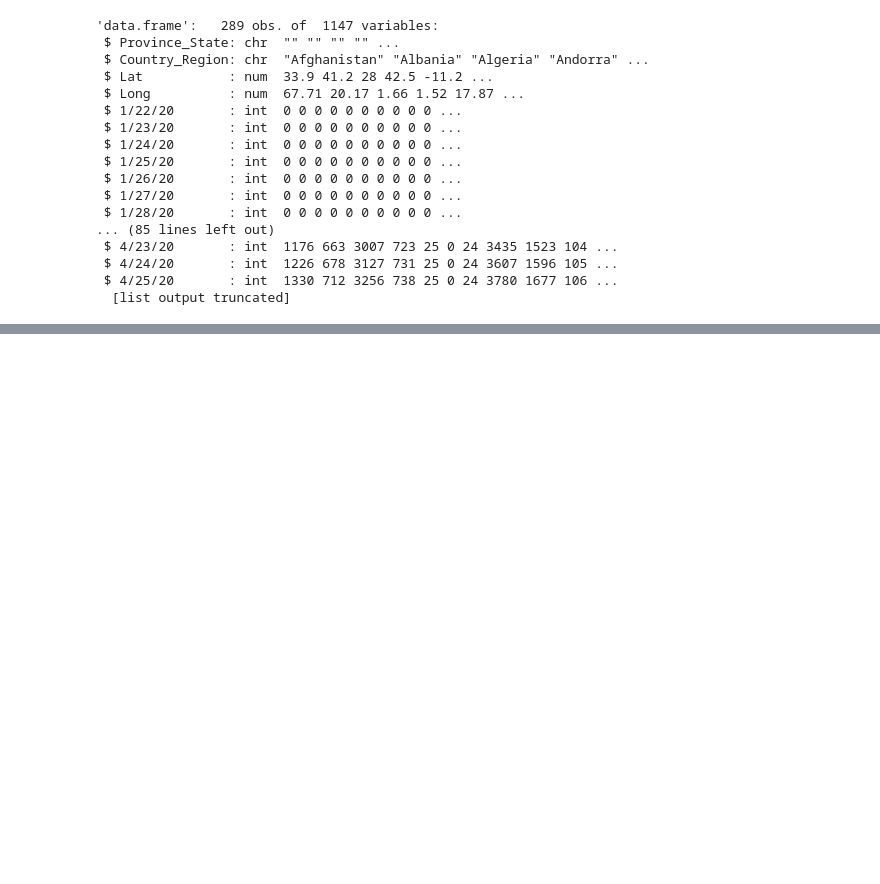
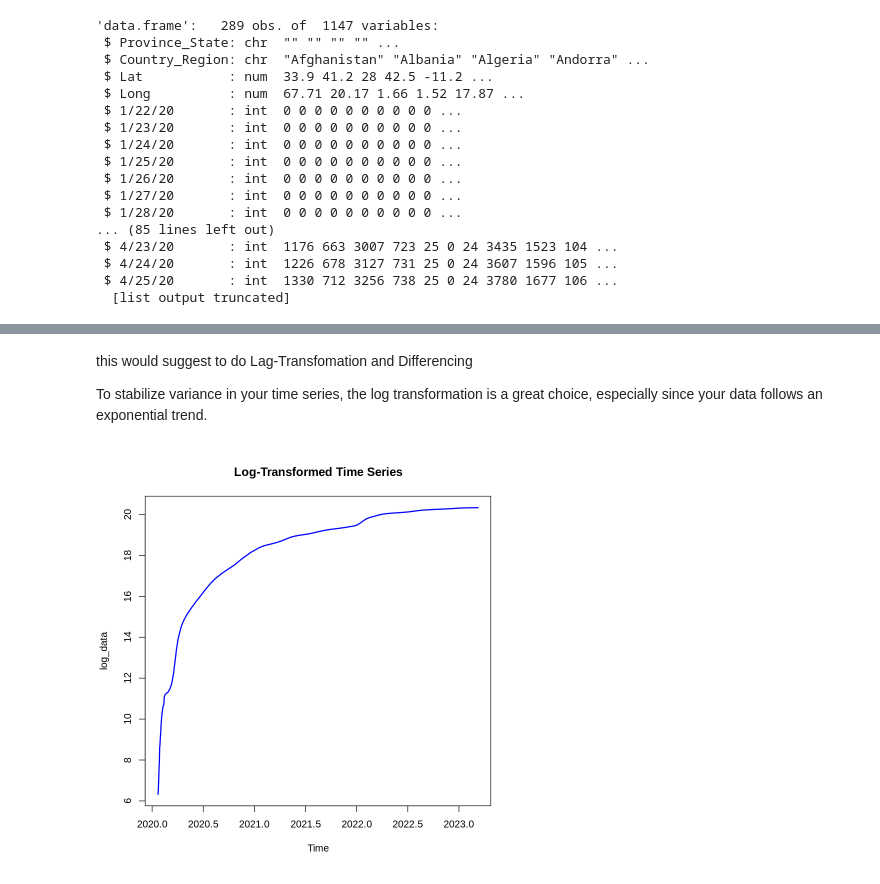
Before and after one commit to BadriAmouri/covid19-time-series-forecasting, a Jupyter notebook: Individual_Project_Time_Series_Badri_Amouri.ipynb, the cells around one changed output, grey strips where cells are left out. Saved outputs shown, nothing was run; the diff lists cells and outputs as text; code cells hidden in the pictures; blank space fills up the shorter version.

```diff
--- a/Individual_Project_Time_Series_Badri_Amouri.ipynb
+++ b/Individual_Project_Time_Series_Badri_Amouri.ipynb
@@ -230,0 +249,10 @@ str(covid_data)
+# %% [markdown]
+this would suggest to do Lag-Transfomation and Differencing
+
+To stabilize variance in your time series, the log transformation is a great choice, especially since your data follows an exponential trend.
+# %%
+log_data <- log(covid_ts)
+# %%
+plot(log_data, main="Log-Transformed Time Series", col="blue", lwd=2)
+# %% [output]
+[figure, added]
```
Also changed, not shown: parts of 47 cells of this notebook.
